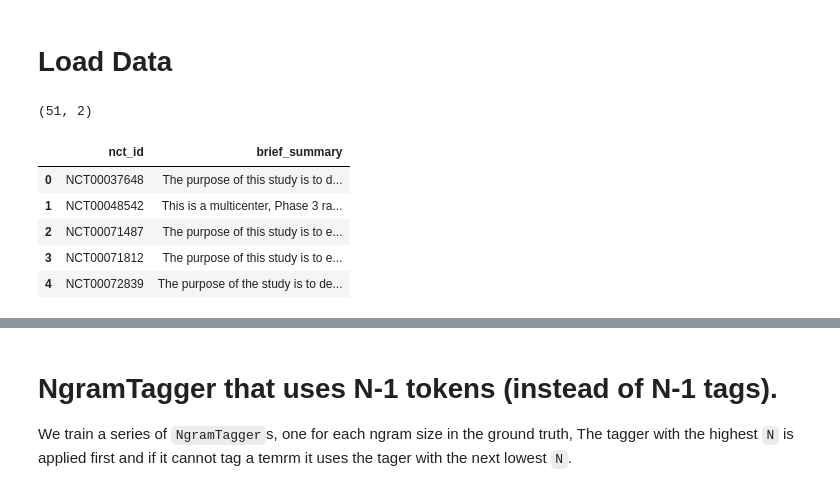
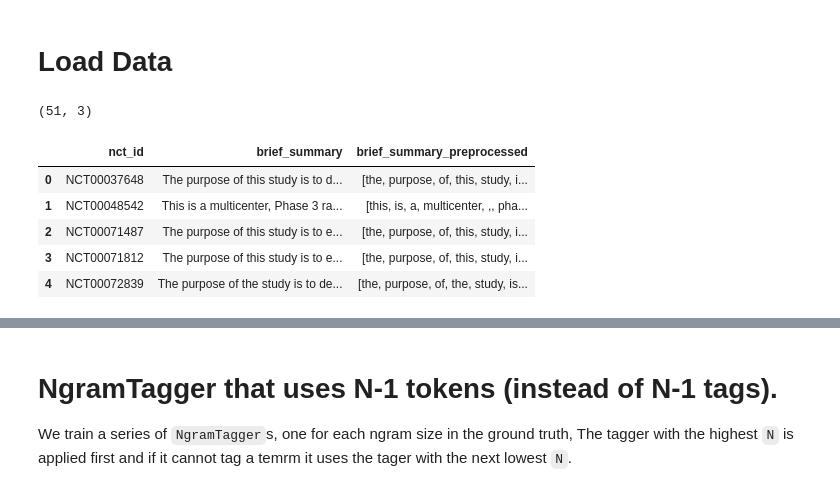
Before and after one commit to DemosthenesCh/entity_extraction, a Jupyter notebook: notebooks/extract_entities_nltk.ipynb, the cells around one changed output, grey strips where cells are left out. Drawn from its saved outputs; the diff is of its cells as text; code cells hidden in the pictures.

```diff
--- a/notebooks/extract_entities_nltk.ipynb
+++ b/notebooks/extract_entities_nltk.ipynb
@@ -36,18 +37,19 @@ True
 # %% [markdown]
 # Load Data
 # %%
-summaries = pd.read_parquet(config['summaries_file_name'])
-summaries.shape
+# summaries_df = pd.read_parquet(config['summaries_file_name'])
+summaries_df = pd.read_parquet(config['preprocessed_summaries_file_name'])
+summaries_df.shape
 # %% [output]
-(51, 2)
+(51, 3)
 # %%
-summaries.head()
+summaries_df.head()
 # %% [output]
-|  | nct_id | brief_summary |
-| 0 | NCT00037648 | The purpose of this study is to d... |
-| 1 | NCT00048542 | This is a multicenter, Phase 3 ra... |
-| 2 | NCT00071487 | The purpose of this study is to e... |
-| 3 | NCT00071812 | The purpose of this study is to e... |
-| 4 | NCT00072839 | The purpose of the study is to de... |
+|  | nct_id | brief_summary | brief_summary_preprocessed |
+| 0 | NCT00037648 | The purpose of this study is to d... | [the, purpose, of, this, study, i... |
+| 1 | NCT00048542 | This is a multicenter, Phase 3 ra... | [this, is, a, multicenter, ,, pha... |
+| 2 | NCT00071487 | The purpose of this study is to e... | [the, purpose, of, this, study, i... |
+| 3 | NCT00071812 | The purpose of this study is to e... | [the, purpose, of, this, study, i... |
+| 4 | NCT00072839 | The purpose of the study is to de... | [the, purpose, of, the, study, is... |
 # %%
 synonyms_df = pd.read_parquet(config['processed_synonyms_file_name'])
```
Also changed, not shown: parts of 46 cells of this notebook, 7 other files.
